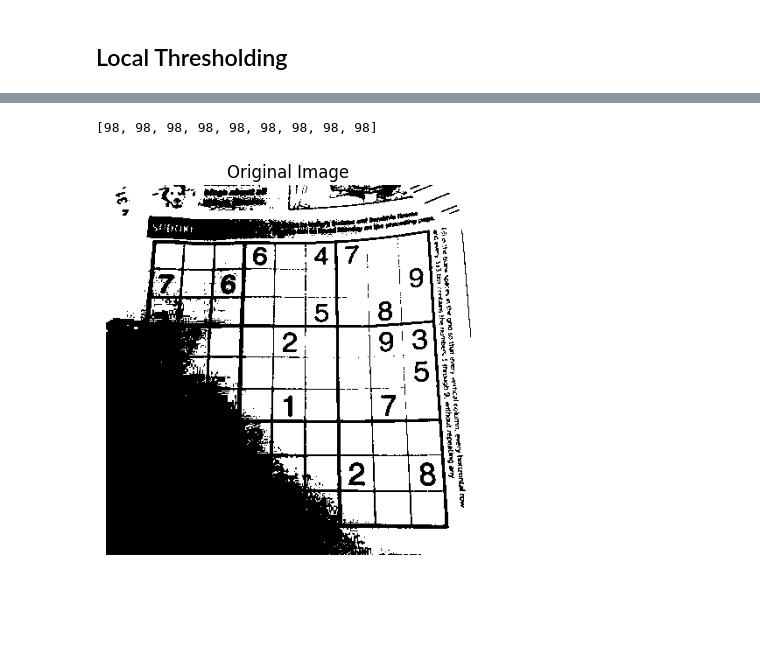
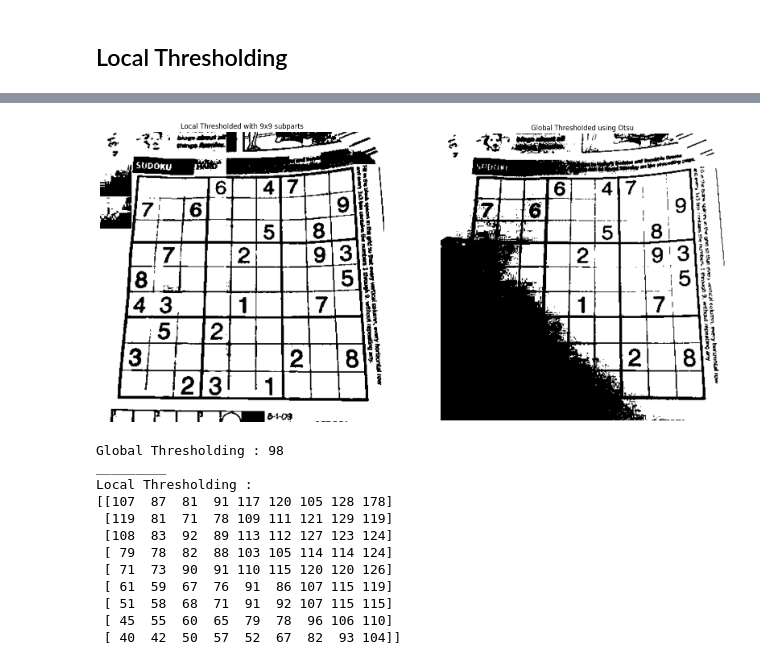
Before and after one commit to akef215/image_processing, a Jupyter notebook: cours_implementation.ipynb, the cells around one changed output, grey strips where cells are left out. Drawn from its saved outputs; the diff is of its cells as text; code cells hidden in the pictures; blank space fills up the shorter version.

```diff
--- a/cours_implementation.ipynb
+++ b/cours_implementation.ipynb
@@ -248,3 +254,14 @@ def subimages(img, n):
+# %%
+def local_thresh(img, n):
+    thresholds = []
+    thresh_parts = []
+    for img_ in subimages(img, n):
+        img_, thresh_ = thresh(img_)
+        thresh_parts.append(img_)
+        thresholds.append(int(thresh_))
+        #plt.figure(), show_img(img_), plt.show()
+
+    return assemble_imgs(thresh_parts, n), np.array(thresholds)
 # %%
 img_path = "img/sudoko.jpg"
 img = read_img(img_path)
@@ -280,18 +287,31 @@ show_img(assemble_imgs(s, 2))
-# %%
-def local_thresh(img, n):
-    thresholds = []
-    thresh_parts = []
-    for img_ in subimages(img, n):
-        img_, thresh_ = thresh(img_)
-        thresh_parts.append(img_)
-        thresholds.append(int(thresh_))
-        #plt.figure(), show_img(img_), plt.show()
-
-    return assemble_imgs(thresh_parts, n), thresholds
 # %%
-lt = local_thresh(img, 3)
-print(lt[1])
-show_img(lt[0])
+# Local Thresholding
+lt = local_thresh(img, 9)
+
+# Global Thresholding
+gt = thresh(img)
+
+# lot the outut
+plt.figure(figsize=[20, 40])
+plt.subplot(121), show_img(lt[0], "Local Thresholded with 9x9 subparts")
+plt.subplot(122), show_img(gt[0], "Global Thresholded using Otsu")
+plt.show()
+
+# Used thresholds
+print(f"Global Thresholding : {gt[1]}")
+print("_________")
+print(f"Local Thresholding : \n{lt[1].reshape(9, 9)}")
 # %% [output]
+[figure, new version]
-[98, 98, 98, 98, 98, 98, 98, 98, 98]
+Global Thresholding : 98
+_________
+Local Thresholding :
+[[107  87  81  91 117 120 105 128 178]
+ [119  81  71  78 109 111 121 129 119]
+ [108  83  92  89 113 112 127 123 124]
+ [ 79  78  82  88 103 105 114 114 124]
+ [ 71  73  90  91 110 115 120 120 126]
+ [ 61  59  67  76  91  86 107 115 119]
+ [ 51  58  68  71  91  92 107 115 115]
+ [ 45  55  60  65  79  78  96 106 110]
+ [ 40  42  50  57  52  67  82  93 104]]
-[figure, old version]
```
Also changed, not shown: parts of 7 cells of this notebook.
